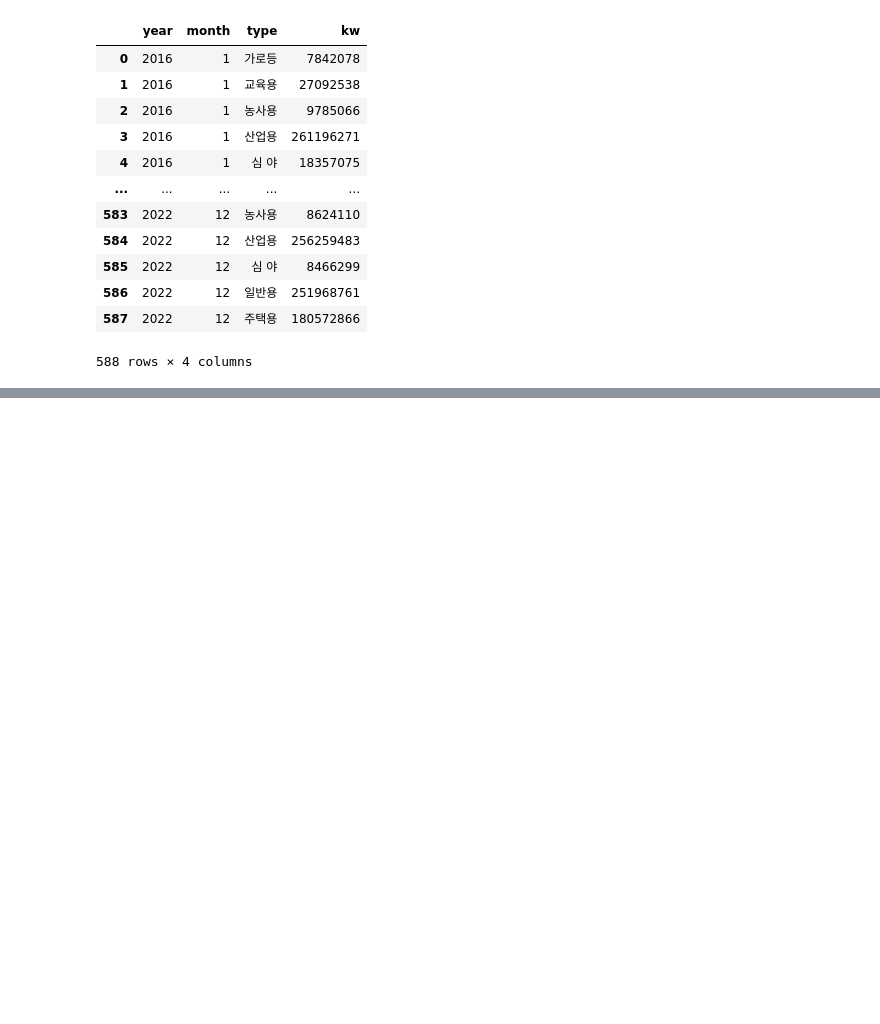
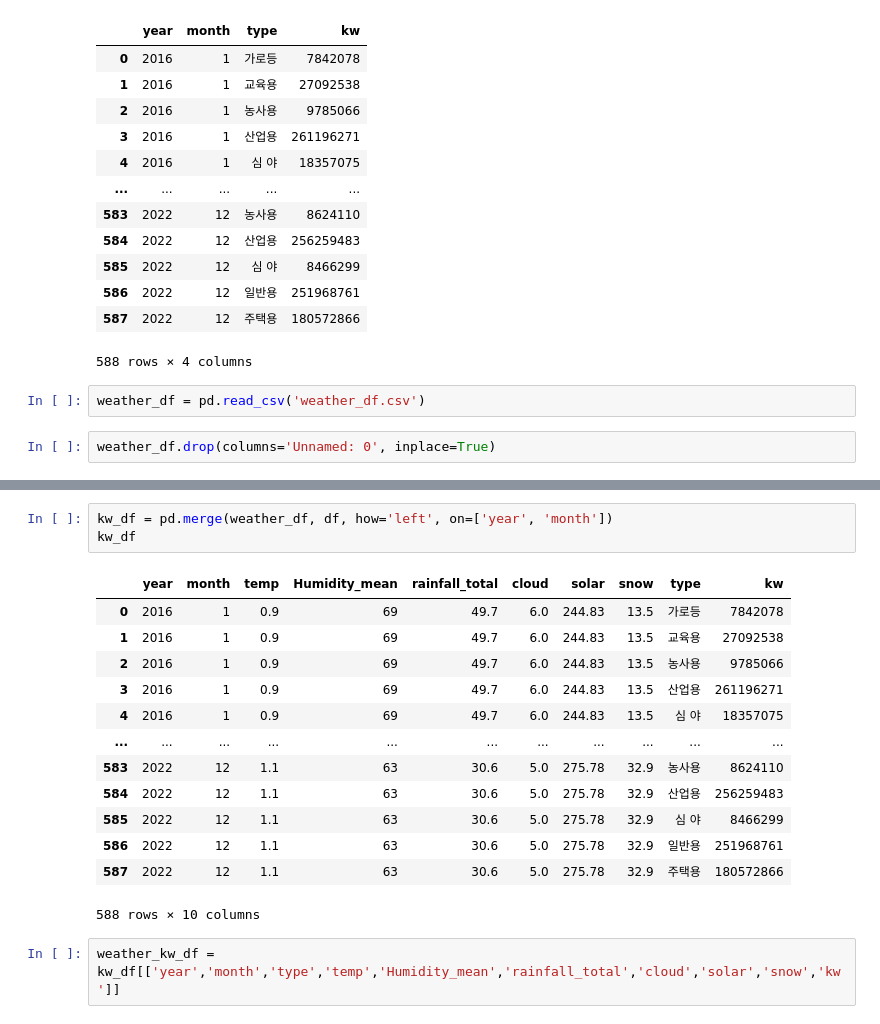
Before and after one commit to ThatHomr/Project_3, a Jupyter notebook: psj_reference/elec_16_22.ipynb, the cells around one changed output, grey strips where cells are left out. Cells and saved outputs as stored; diff of their text form; blank space fills up the shorter version.

```diff
--- a/psj_reference/elec_16_22.ipynb
+++ b/psj_reference/elec_16_22.ipynb
@@ -175,3 +175,7 @@ df
 | 586 | 2022 | 12 | 일반용 | 251968761 |
 | 587 | 2022 | 12 | 주택용 | 180572866 |
 588 rows × 4 columns
+# %%
+weather_df = pd.read_csv('weather_df.csv')
+# %%
+weather_df.drop(columns='Unnamed: 0', inplace=True)
@@ -177,0 +198,19 @@ df
+# %%
+kw_df = pd.merge(weather_df, df, how='left', on=['year', 'month'])
+kw_df
+# %% [output]
+|  | year | month | temp | Humidity_mean | rainfall_total | cloud | solar | snow | type | kw |
+| 0 | 2016 | 1 | 0.9 | 69 | 49.7 | 6.0 | 244.83 | 13.5 | 가로등 | 7842078 |
+| 1 | 2016 | 1 | 0.9 | 69 | 49.7 | 6.0 | 244.83 | 13.5 | 교육용 | 27092538 |
+| 2 | 2016 | 1 | 0.9 | 69 | 49.7 | 6.0 | 244.83 | 13.5 | 농사용 | 9785066 |
+| 3 | 2016 | 1 | 0.9 | 69 | 49.7 | 6.0 | 244.83 | 13.5 | 산업용 | 261196271 |
+| 4 | 2016 | 1 | 0.9 | 69 | 49.7 | 6.0 | 244.83 | 13.5 | 심 야 | 18357075 |
+| ... | ... | ... | ... | ... | ... | ... | ... | ... | ... | ... |
+| 583 | 2022 | 12 | 1.1 | 63 | 30.6 | 5.0 | 275.78 | 32.9 | 농사용 | 8624110 |
+| 584 | 2022 | 12 | 1.1 | 63 | 30.6 | 5.0 | 275.78 | 32.9 | 산업용 | 256259483 |
+| 585 | 2022 | 12 | 1.1 | 63 | 30.6 | 5.0 | 275.78 | 32.9 | 심 야 | 8466299 |
+| 586 | 2022 | 12 | 1.1 | 63 | 30.6 | 5.0 | 275.78 | 32.9 | 일반용 | 251968761 |
+| 587 | 2022 | 12 | 1.1 | 63 | 30.6 | 5.0 | 275.78 | 32.9 | 주택용 | 180572866 |
+588 rows × 10 columns
+# %%
+weather_kw_df = kw_df[['year','month','type','temp','Humidity_mean','rainfall_total','cloud','solar','snow','kw']]
```
Also changed, not shown: parts of 14 cells of this notebook, 2 other files.
